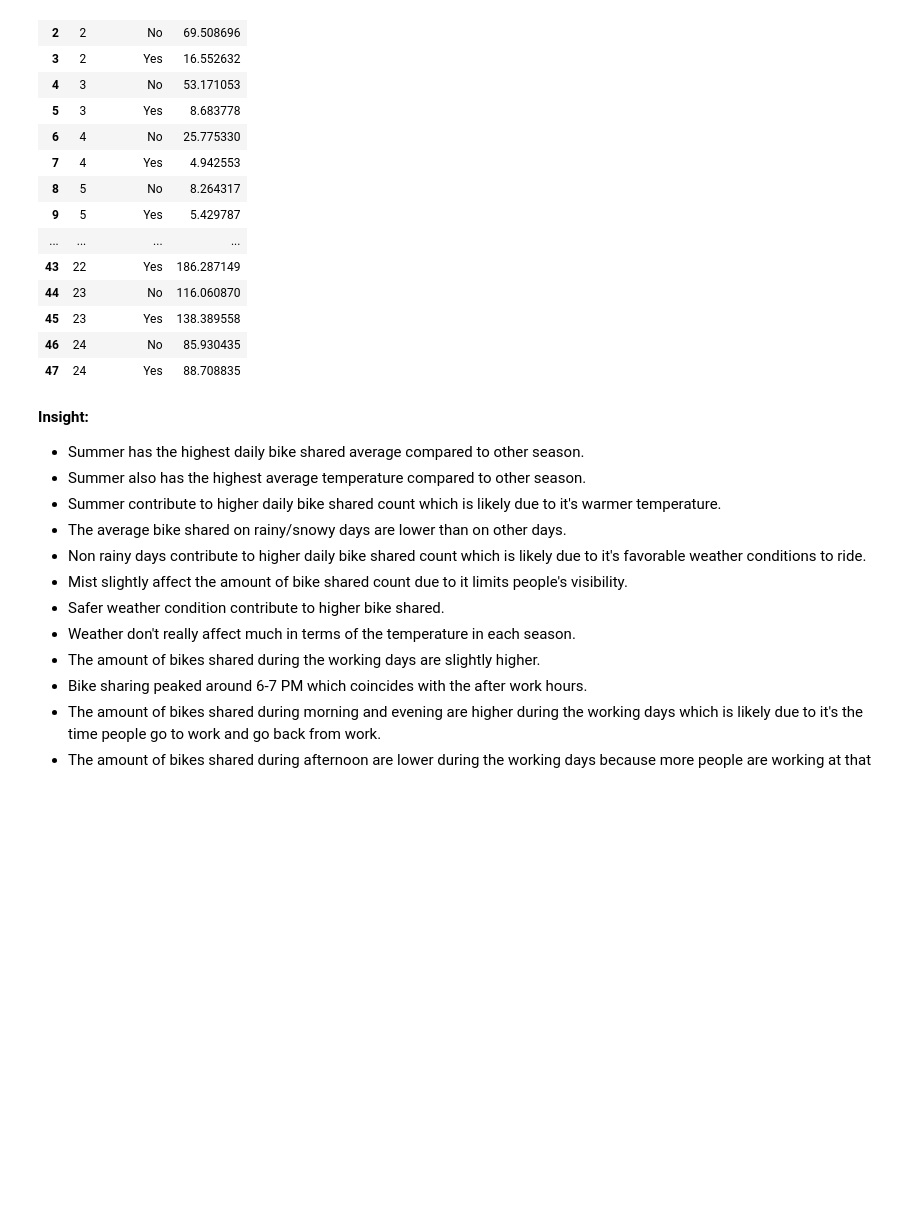
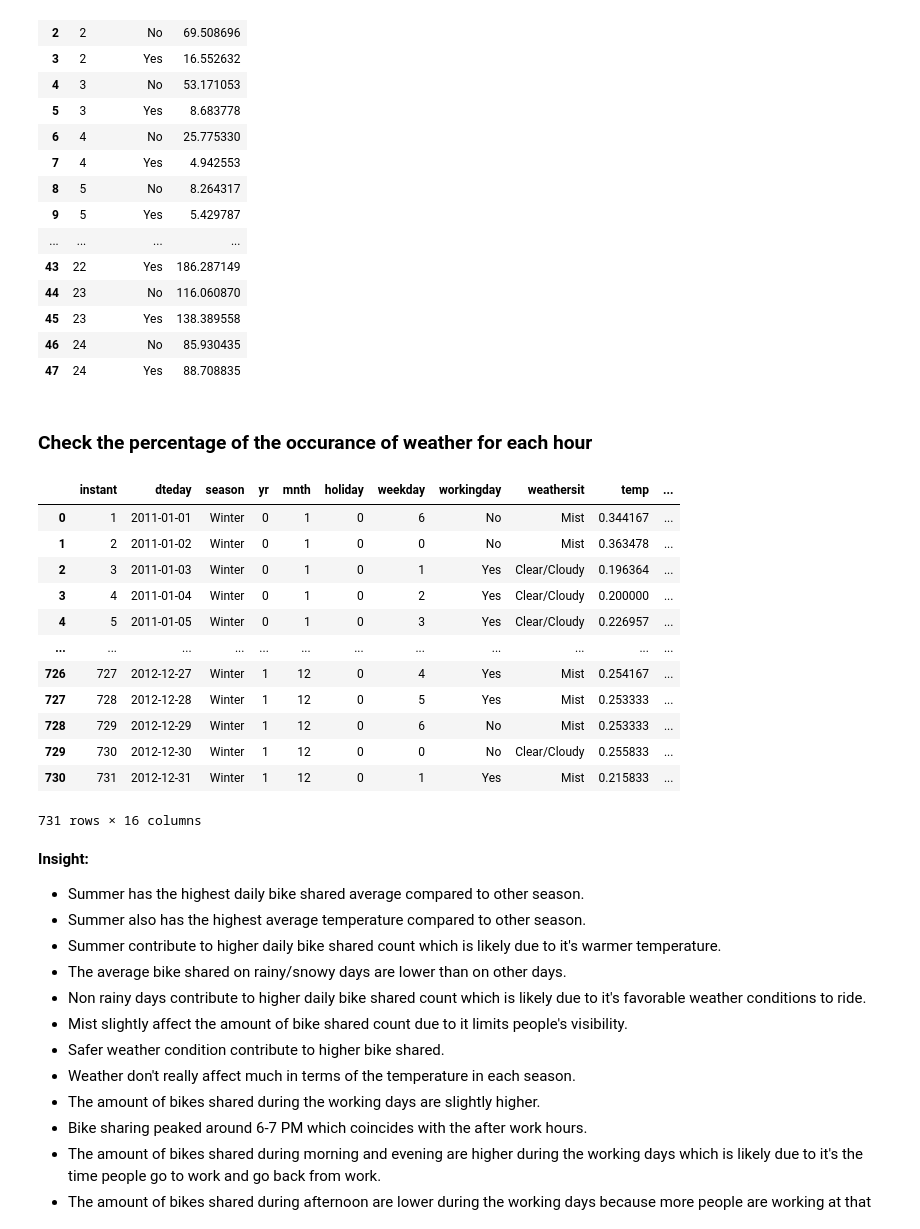
Before and after one commit to goodguythor/bike-sharing-dashboard, a Jupyter notebook: bike_sharing.ipynb, the cells around one changed output. Drawn from its saved outputs; the diff is of its cells as text; code cells hidden in the pictures; blank space fills up the shorter version.

```diff
--- a/bike_sharing.ipynb
+++ b/bike_sharing.ipynb
@@ -325,6 +327,26 @@ avg_per_hour_works.reset_index()
 | 45 | 23 | Yes | 138.389558 |
 | 46 | 24 | No | 85.930435 |
 | 47 | 24 | Yes | 88.708835 |
+# %% [markdown]
+### Check the percentage of the occurance of weather for each hour
+# %%
+weather_count_per_hour = hourly_data.groupby(['hr', 'weathersit']).size().unstack(fill_value=0)
+weather_percentage_per_hour = weather_count_per_hour.div(weather_count_per_hour.sum(axis=1), axis=0) * 100
+weather_percentage_per_hour
+# %% [output]
+|  | instant | dteday | season | yr | mnth | holiday | weekday | workingday | weathersit | temp | ... |
+| 0 | 1 | 2011-01-01 | Winter | 0 | 1 | 0 | 6 | No | Mist | 0.344167 | ... |
+| 1 | 2 | 2011-01-02 | Winter | 0 | 1 | 0 | 0 | No | Mist | 0.363478 | ... |
+| 2 | 3 | 2011-01-03 | Winter | 0 | 1 | 0 | 1 | Yes | Clear/Cloudy | 0.196364 | ... |
+| 3 | 4 | 2011-01-04 | Winter | 0 | 1 | 0 | 2 | Yes | Clear/Cloudy | 0.200000 | ... |
+| 4 | 5 | 2011-01-05 | Winter | 0 | 1 | 0 | 3 | Yes | Clear/Cloudy | 0.226957 | ... |
+| ... | ... | ... | ... | ... | ... | ... | ... | ... | ... | ... | ... |
+| 726 | 727 | 2012-12-27 | Winter | 1 | 12 | 0 | 4 | Yes | Mist | 0.254167 | ... |
+| 727 | 728 | 2012-12-28 | Winter | 1 | 12 | 0 | 5 | Yes | Mist | 0.253333 | ... |
+| 728 | 729 | 2012-12-29 | Winter | 1 | 12 | 0 | 6 | No | Mist | 0.253333 | ... |
+| 729 | 730 | 2012-12-30 | Winter | 1 | 12 | 0 | 0 | No | Clear/Cloudy | 0.255833 | ... |
+| 730 | 731 | 2012-12-31 | Winter | 1 | 12 | 0 | 1 | Yes | Mist | 0.215833 | ... |
+731 rows × 16 columns
 # %% [markdown]
 **Insight:**
 - Summer has the highest daily bike shared average compared to other season.
```
Also changed, not shown: parts of 11 cells of this notebook, 2 other files.
